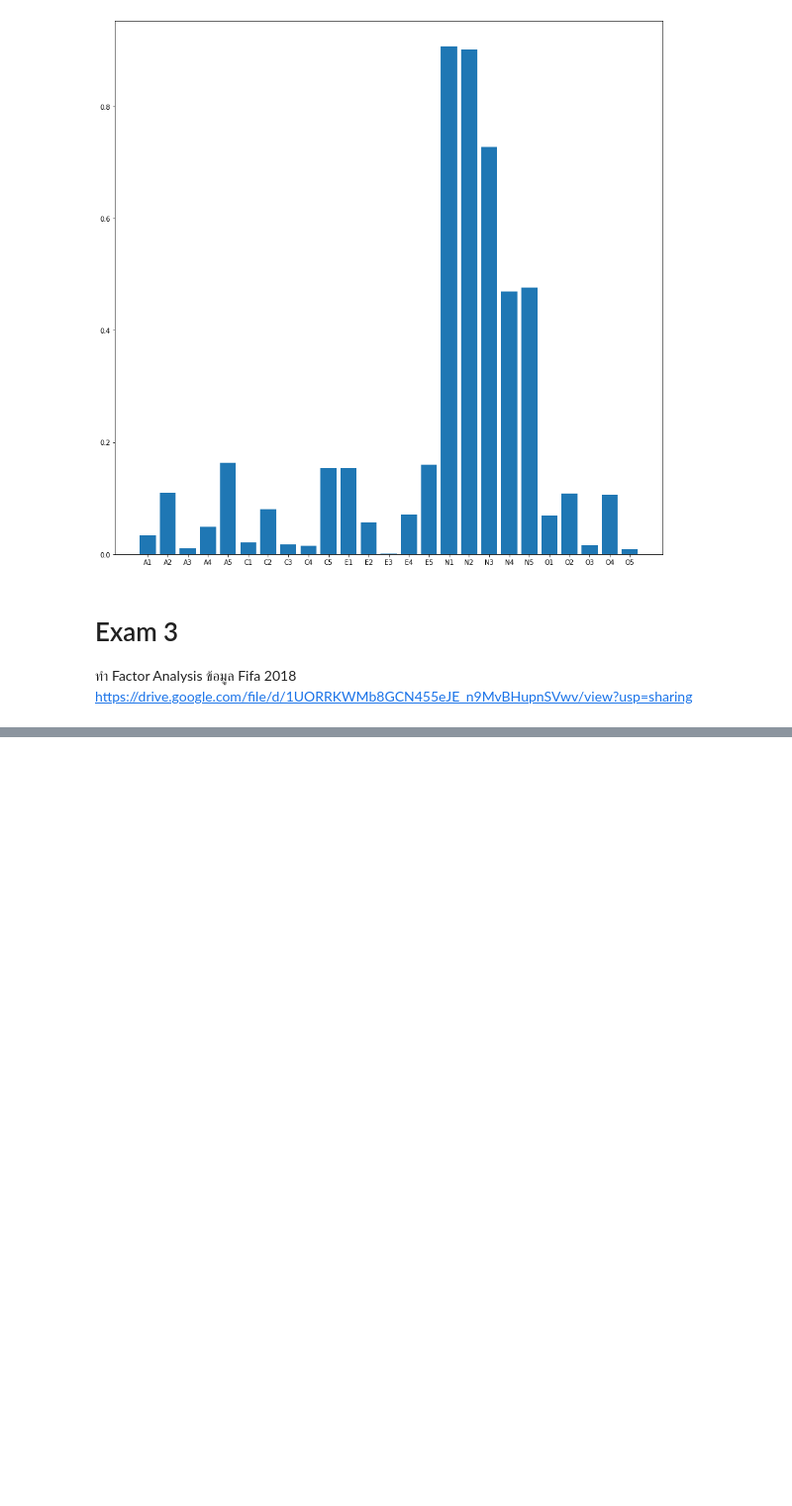
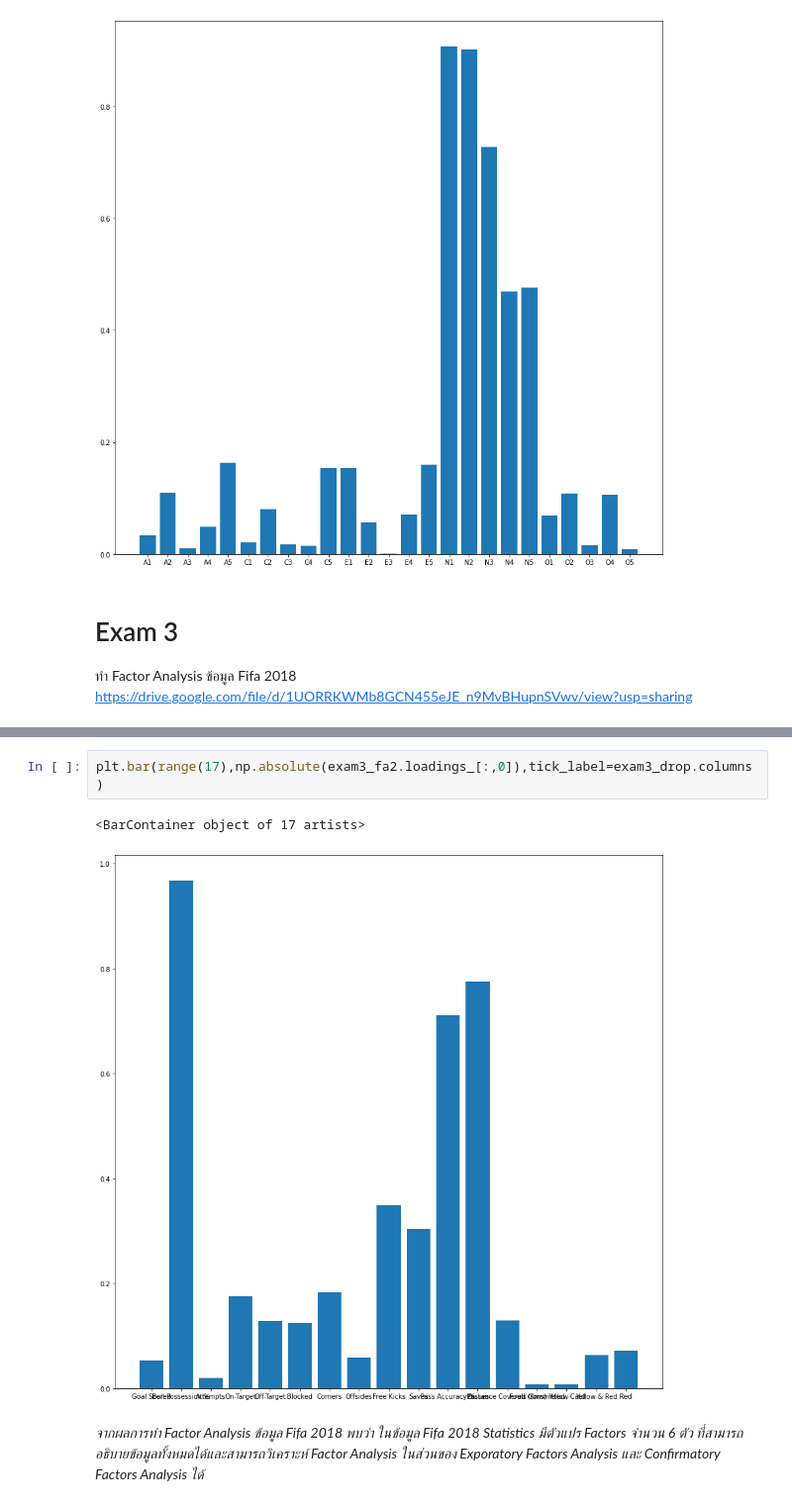
Before and after one commit to Jiraporn-klobrat/multivariate-, a Jupyter notebook: Chapter_5_Factor_Analysis.ipynb, the cells around one changed output, grey strips where cells are left out. Shown at 99% size. Drawn from its saved outputs; the diff is of its cells as text; blank space fills up the shorter version.

```diff
--- a/Chapter_5_Factor_Analysis.ipynb
+++ b/Chapter_5_Factor_Analysis.ipynb
@@ -259,0 +455,7 @@ https://drive.google.com/file/d/1UORRKWMb8GCN455eJE_n9MvBHupnSVwv/view?usp=shari
+# %%
+plt.bar(range(17),np.absolute(exam3_fa2.loadings_[:,0]),tick_label=exam3_drop.columns)
+# %% [output]
+<BarContainer object of 17 artists>
+[figure, added]
+# %% [markdown]
+*จากผลการทำ Factor Analysis ข้อมูล Fifa 2018 พบว่า ในข้อมูล Fifa 2018 Statistics มีตัวแปร Factors จำนวน 6 ตัว ที่สามารถอธิบายข้อมูลทั้งหมดได้และสามารถวิเคราะห์ Factor Analysis ในส่วนของ Exporatory Factors Analysis และ Confirmatory Factors Analysis ได้*
```
Also changed, not shown: parts of 44 cells of this notebook.
